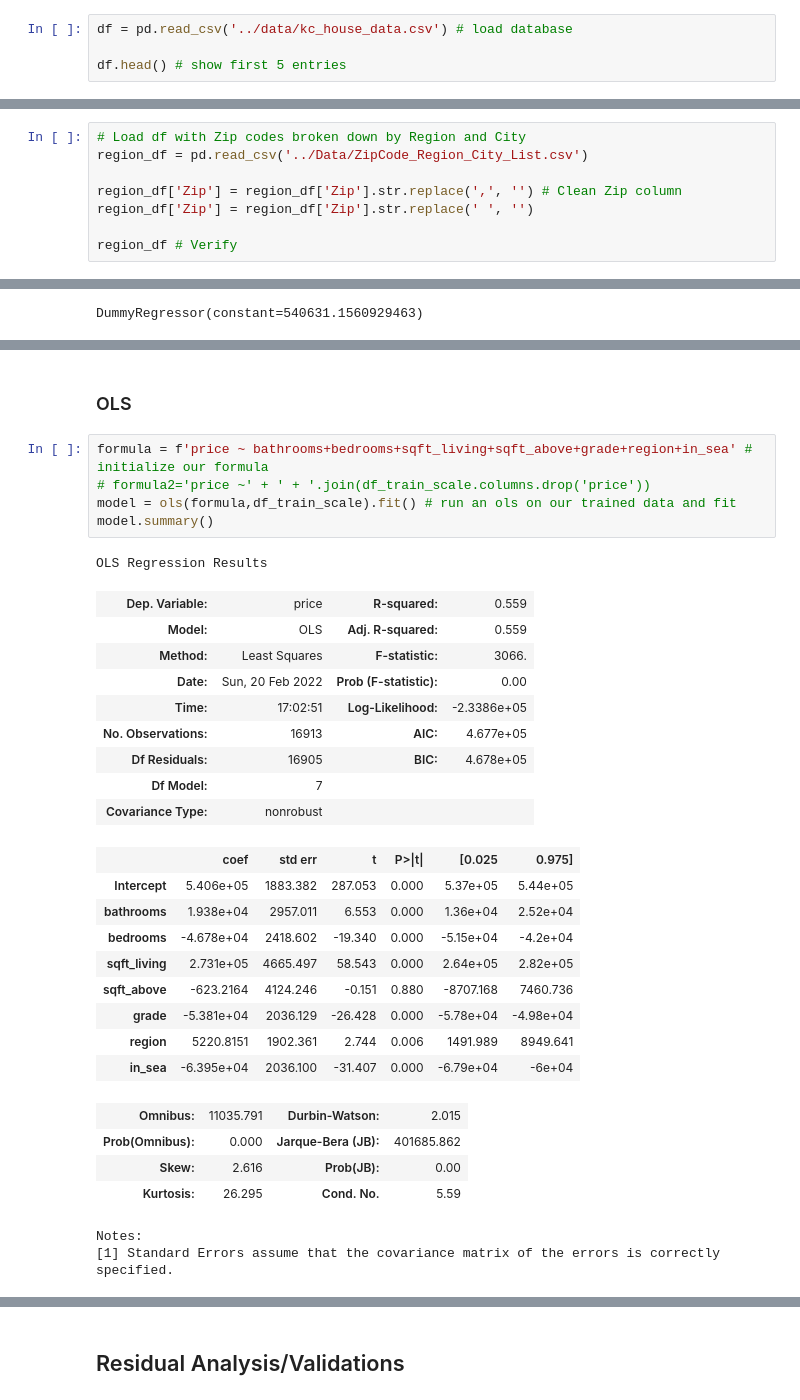
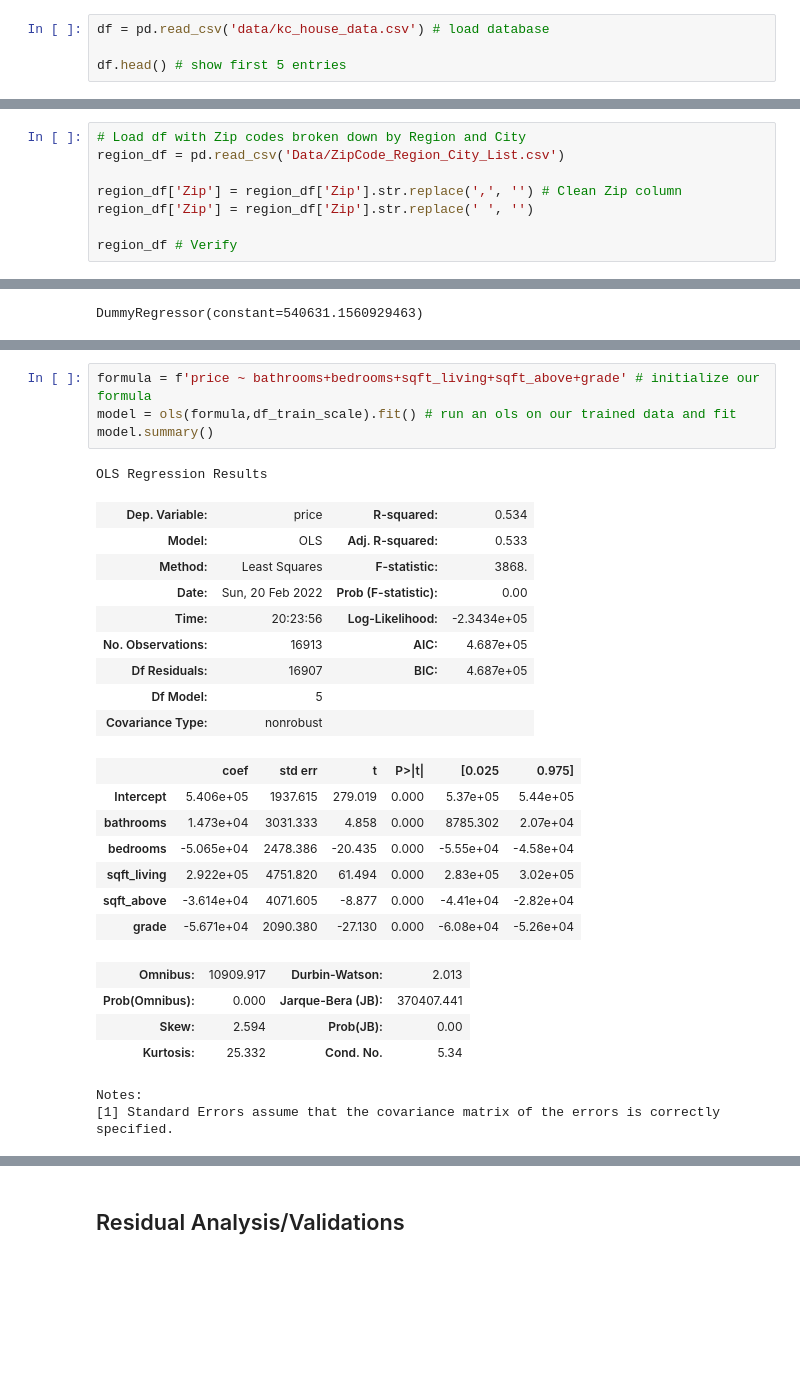
Before and after one commit to timiadejumo/phase_2_project, a Jupyter notebook: FINAL_NOTEBOOK.ipynb, the cells around one changed output, grey strips where cells are left out. Cells and saved outputs as stored; diff of their text form; blank space fills up the shorter version.

```diff
--- a/FINAL_NOTEBOOK.ipynb
+++ b/FINAL_NOTEBOOK.ipynb
@@ -45,7 +45,7 @@ from sklearn.metrics import r2_score
 from sklearn.dummy import DummyRegressor
 import datetime
 # %%
-df = pd.read_csv('../data/kc_house_data.csv') # load database
+df = pd.read_csv('data/kc_house_data.csv') # load database
 
 df.head() # show first 5 entries
 # %% [output]
@@ -249,7 +249,7 @@ pd.DataFrame(ziplist).value_counts() # check to see if our unique elements are i
 Length: 70, dtype: int64
 # %%
 # Load df with Zip codes broken down by Region and City
-region_df = pd.read_csv('../Data/ZipCode_Region_City_List.csv')
+region_df = pd.read_csv('Data/ZipCode_Region_City_List.csv')
 
 region_df['Zip'] = region_df['Zip'].str.replace(',', '') # Clean Zip column
 region_df['Zip'] = region_df['Zip'].str.replace(' ', '')
@@ -580,33 +580,28 @@ Our Predicted average for price of a house in King County is $540,708, which is
-# %% [markdown]
-### OLS <a class="anchor" id="9"></a>
 # %%
-formula = f'price ~ bathrooms+bedrooms+sqft_living+sqft_above+grade+region+in_sea' # initialize our formula
-# formula2='price ~' + ' + '.join(df_train_scale.columns.drop('price'))
+formula = f'price ~ bathrooms+bedrooms+sqft_living+sqft_above+grade' # initialize our formula
 model = ols(formula,df_train_scale).fit() # run an ols on our trained data and fit
 model.summary()
 # %% [output]
 OLS Regression Results
-| Dep. Variable: | price | R-squared: | 0.559 |
-| Model: | OLS | Adj. R-squared: | 0.559 |
-| Method: | Least Squares | F-statistic: | 3066. |
+| Dep. Variable: | price | R-squared: | 0.534 |
+| Model: | OLS | Adj. R-squared: | 0.533 |
+| Method: | Least Squares | F-statistic: | 3868. |
 | Date: | Sun, 20 Feb 2022 | Prob (F-statistic): | 0.00 |
-| Time: | 17:02:51 | Log-Likelihood: | -2.3386e+05 |
-| No. Observations: | 16913 | AIC: | 4.677e+05 |
-| Df Residuals: | 16905 | BIC: | 4.678e+05 |
-| Df Model: | 7 |  |  |
+| Time: | 20:23:56 | Log-Likelihood: | -2.3434e+05 |
+| No. Observations: | 16913 | AIC: | 4.687e+05 |
+| Df Residuals: | 16907 | BIC: | 4.687e+05 |
+| Df Model: | 5 |  |  |
 | Covariance Type: | nonrobust |  |  |
 |  | coef | std err | t | P>|t| | [0.025 | 0.975] |
-| Intercept | 5.406e+05 | 1883.382 | 287.053 | 0.000 | 5.37e+05 | 5.44e+05 |
-| bathrooms | 1.938e+04 | 2957.011 | 6.553 | 0.000 | 1.36e+04 | 2.52e+04 |
-| bedrooms | -4.678e+04 | 2418.602 | -19.340 | 0.000 | -5.15e+04 | -4.2e+04 |
-| sqft_living | 2.731e+05 | 4665.497 | 58.543 | 0.000 | 2.64e+05 | 2.82e+05 |
-| sqft_above | -623.2164 | 4124.246 | -0.151 | 0.880 | -8707.168 | 7460.736 |
-| grade | -5.381e+04 | 2036.129 | -26.428 | 0.000 | -5.78e+04 | -4.98e+04 |
-| region | 5220.8151 | 1902.361 | 2.744 | 0.006 | 1491.989 | 8949.641 |
-| in_sea | -6.395e+04 | 2036.100 | -31.407 | 0.000 | -6.79e+04 | -6e+04 |
+| Intercept | 5.406e+05 | 1937.615 | 279.019 | 0.000 | 5.37e+05 | 5.44e+05 |
+| bathrooms | 1.473e+04 | 3031.333 | 4.858 | 0.000 | 8785.302 | 2.07e+04 |
+| bedrooms | -5.065e+04 | 2478.386 | -20.435 | 0.000 | -5.55e+04 | -4.58e+04 |
+| sqft_living | 2.922e+05 | 4751.820 | 61.494 | 0.000 | 2.83e+05 | 3.02e+05 |
+| sqft_above | -3.614e+04 | 4071.605 | -8.877 | 0.000 | -4.41e+04 | -2.82e+04 |
+| grade | -5.671e+04 | 2090.380 | -27.130 | 0.000 | -6.08e+04 | -5.26e+04 |
-| Omnibus: | 11035.791 | Durbin-Watson: | 2.015 |
-| Prob(Omnibus): | 0.000 | Jarque-Bera (JB): | 401685.862 |
-| Skew: | 2.616 | Prob(JB): | 0.00 |
-| Kurtosis: | 26.295 | Cond. No. | 5.59 |
+| Omnibus: | 10909.917 | Durbin-Watson: | 2.013 |
+| Prob(Omnibus): | 0.000 | Jarque-Bera (JB): | 370407.441 |
+| Skew: | 2.594 | Prob(JB): | 0.00 |
+| Kurtosis: | 25.332 | Cond. No. | 5.34 |
 Notes:
 [1] Standard Errors assume that the covariance matrix of the errors is correctly specified.
```
Also changed, not shown: parts of 15 cells of this notebook.
